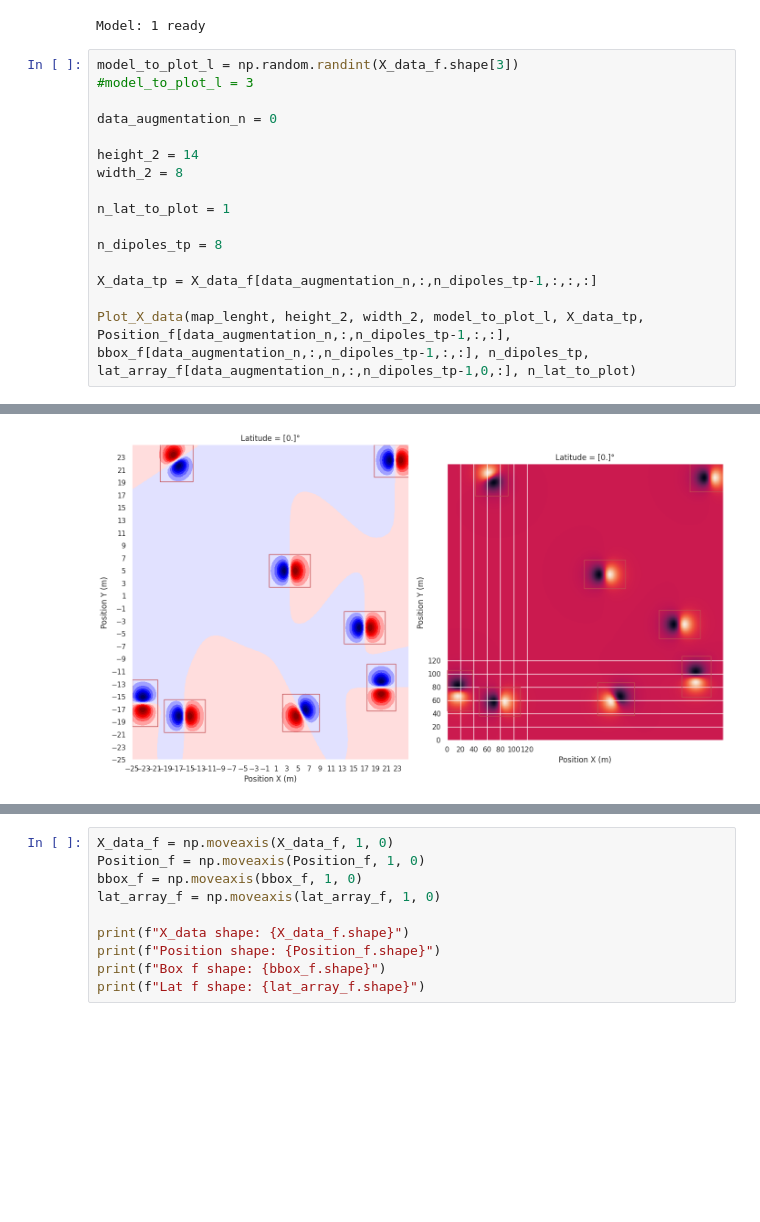
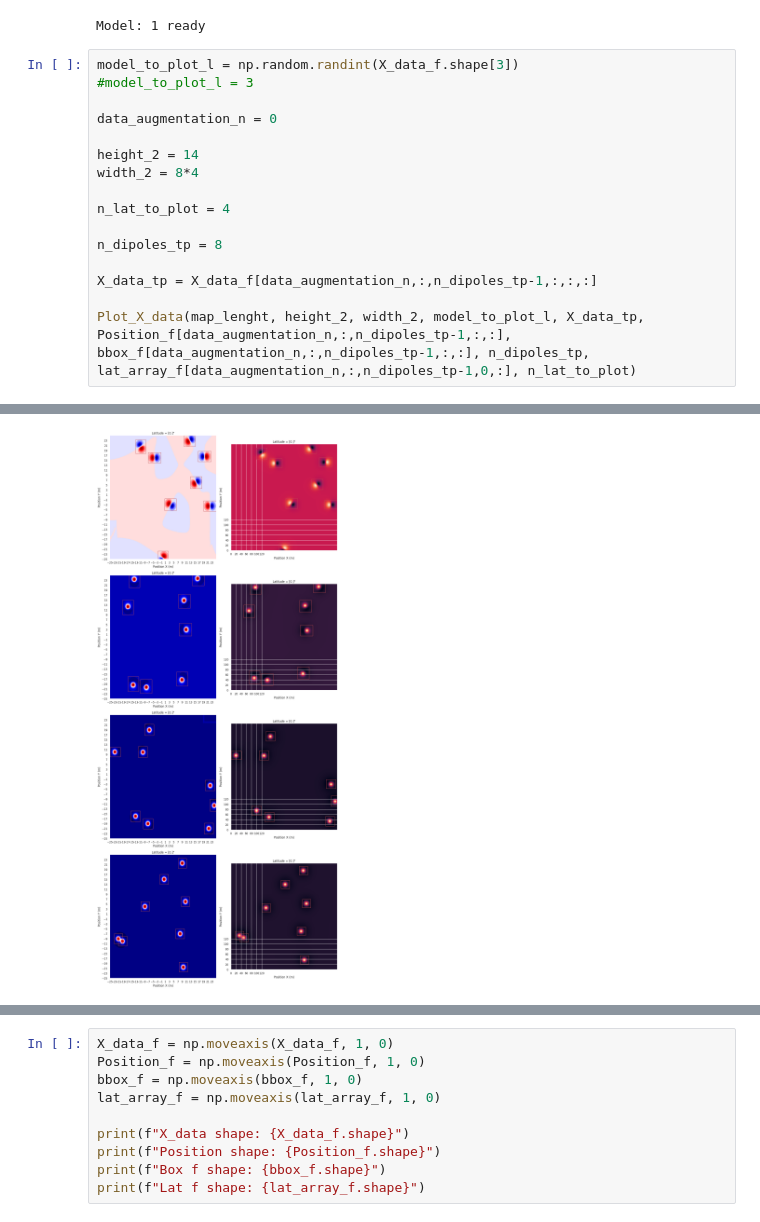
Before and after one commit to jia80H/my_Magnetic_methods-master, a Jupyter notebook: YOLO/Synthetic_data/原始Creating_synthetic_data.ipynb, the cells around one changed output, grey strips where cells are left out. Drawn from its saved outputs; the diff is of its cells as text; blank space fills up the shorter version.

```diff
--- a/YOLO/Synthetic_data/原始Creating_synthetic_data.ipynb
+++ b/YOLO/Synthetic_data/原始Creating_synthetic_data.ipynb
@@ -795,9 +795,9 @@ model_to_plot_l = np.random.randint(X_data_f.shape[3])
 data_augmentation_n = 0
 
 height_2 = 14
-width_2 = 8
+width_2 = 8*4
 
-n_lat_to_plot = 1
+n_lat_to_plot = 4
 
 n_dipoles_tp = 8
 
@@ -817 +825 @@ Dipole_7: x0: 364.4, y0: 373.6, w: 51.6, h:42.4
-[figure, old version]
+[figure, new version]
```
Also changed, not shown: parts of 3 cells of this notebook, 20 other files.
